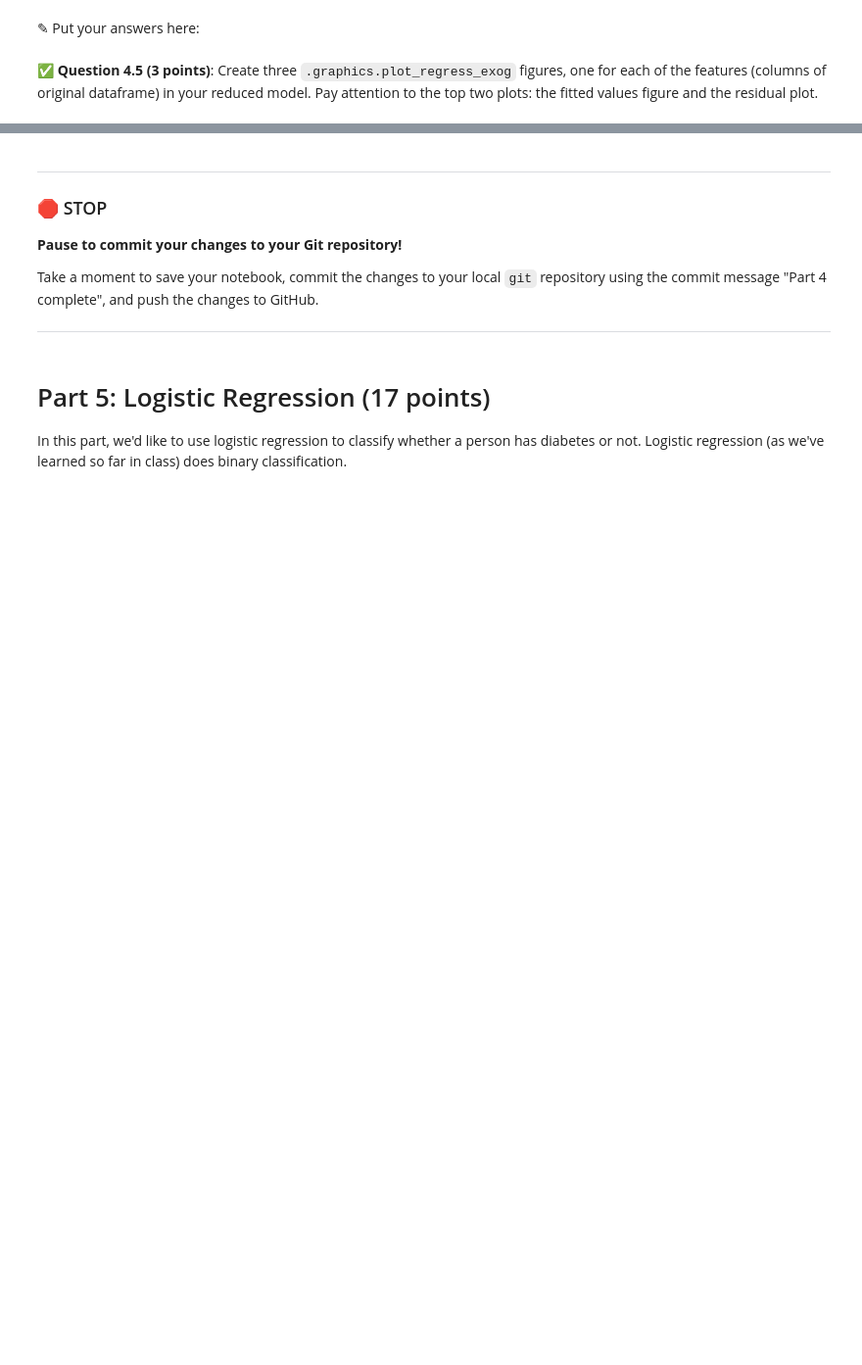
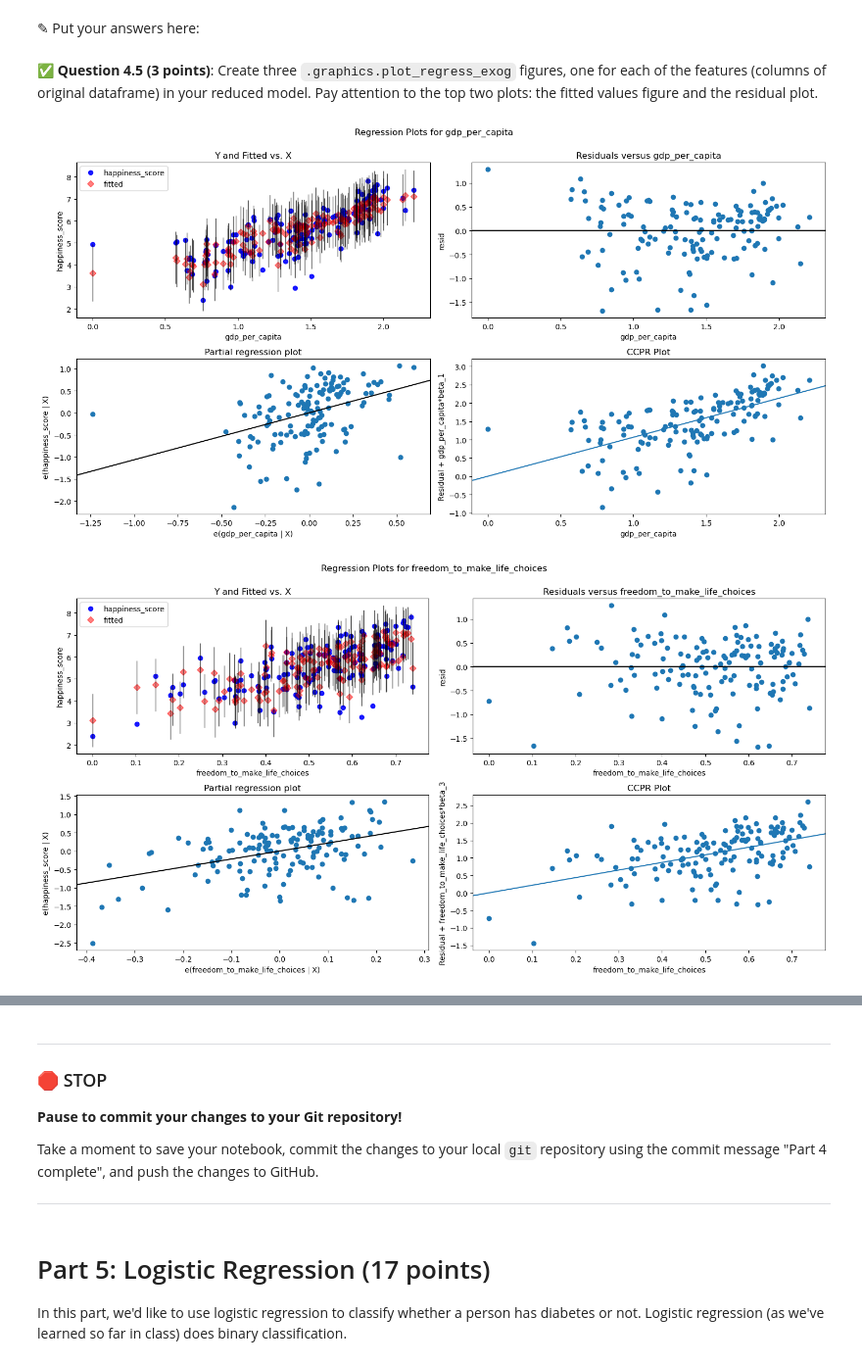
Before and after one commit to aaronng03/CMSE202-s24-turnin, a Jupyter notebook: hw-03/HW-03.ipynb, the cells around one changed output, grey strips where cells are left out. Shown at 98% size. Cells and saved outputs as stored; diff of their text form; code cells hidden in the pictures; blank space fills up the shorter version.

```diff
--- a/hw-03/HW-03.ipynb
+++ b/hw-03/HW-03.ipynb
@@ -430,0 +539,55 @@ In this part, we'll use multiple features to do predictions.
+# %%
+import statsmodels.api as sm
+########## gdp_per_capita regression plot ##########
+# Define the X and Y variables for the model
+X_gdp = new_23['gdp_per_capita']
+Y_gdp = new_23['happiness_score']
+
+# Add a constant for the independent variable
+X_const = sm.add_constant(X_gdp)
+
+# Fit and summarize OLS model
+model_gdp = sm.OLS(Y_gdp, X_const)
+results_gdp = model_22.fit()
+
+# Scatter plot for 2023
+
+
+########## freedom_to_make_life_choices regression plot ##########
+# Define the X and Y variables for the model
+X_choice = new_23['freedom_to_make_life_choices']
+Y_choice = new_23['happiness_score']
+
+# Add a constant for the independent variable
+choice_const = sm.add_constant(X_choice)
+
+# Fit and summarize OLS model
+model_choice = sm.OLS(Y_choice, choice_const)
+results_choice = model_22.fit()
+
+# Scatter plot for 2023
+
+########## generosity regression plot ##########
+# Define the X and Y variables for the model
+X_gen = new_23['generosity']
+Y_gen = new_23['happiness_score']
+
+# Add a constant for the independent variable
+gen_const = sm.add_constant(X_gen)
+
+# Fit and summarize OLS model
+model_gen = sm.OLS(Y_gen, gen_const)
+results_gen = model_gen.fit()
+
+# Scatter plot for 2023
+fig_gdp = plt.figure(figsize=[15,8])
+fig_gdp = sm.graphics.plot_regress_exog(results_gdp, 'gdp_per_capita', fig=fig_gdp)
+
+fig_choice = plt.figure(figsize=[15,8])
+fig_choice = sm.graphics.plot_regress_exog(results_choice, 'freedom_to_make_life_choices', fig=fig_choice)
+
+fig_gen = plt.figure(figsize=[15,8])
+fig_gen = sm.graphics.plot_regress_exog(results_gen, 'generosity', fig=fig_gen)
+# %% [output]
+[figure, added]
+[figure, added]
```
Also changed, not shown: parts of 15 cells of this notebook.
